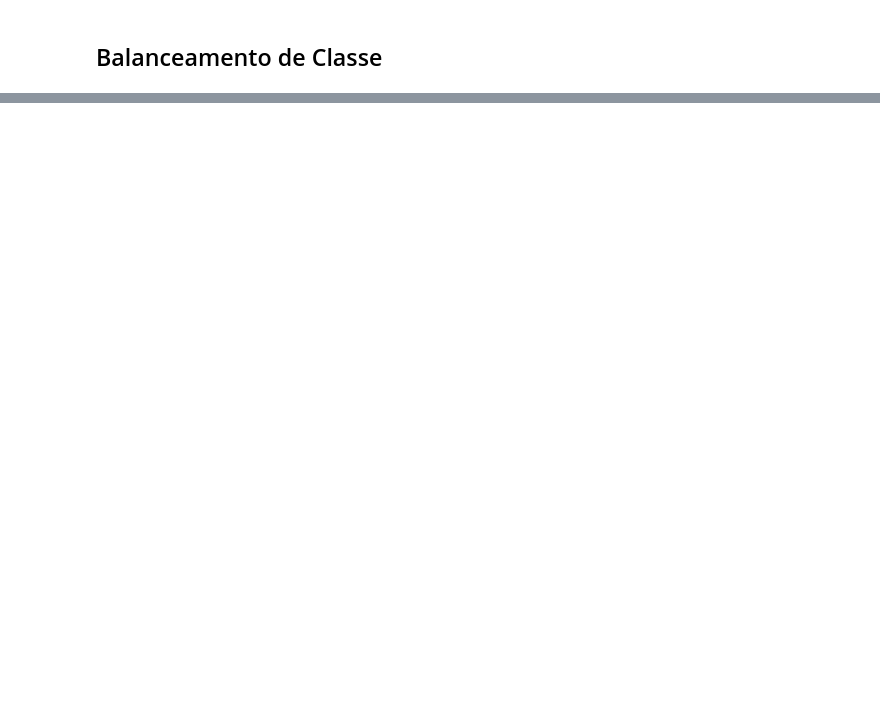
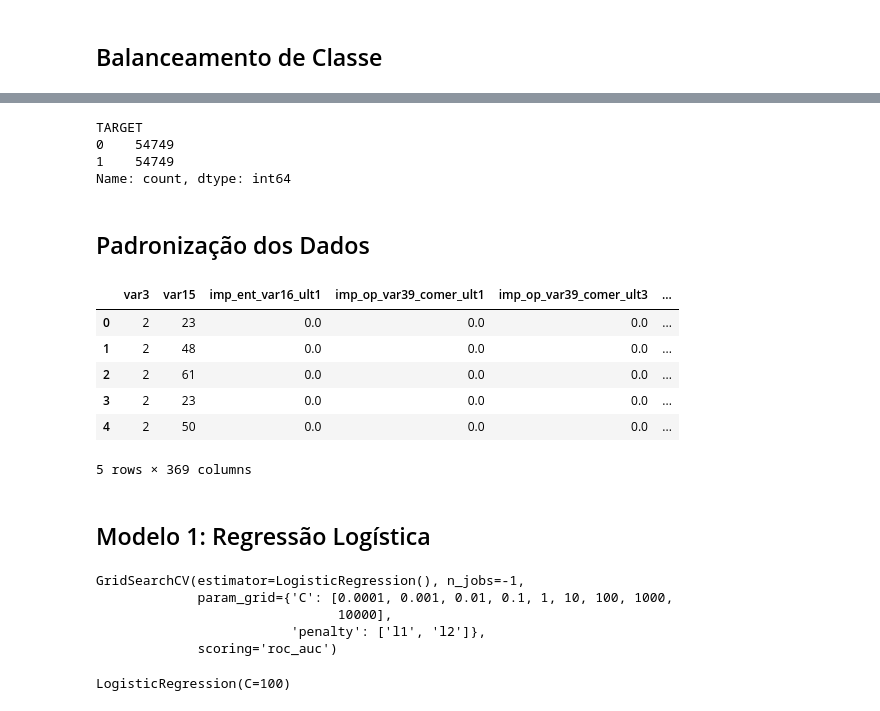
Before and after one commit to ThaylaOliveira/Santander-Customer-Satisfaction-Prediction, a Jupyter notebook: Projeto03.ipynb, the cells around one changed output, grey strips where cells are left out. Drawn from its saved outputs; the diff is of its cells as text; code cells hidden in the pictures; blank space fills up the shorter version.

Commit message:
Model 1.0

```diff
--- a/Projeto03.ipynb
+++ b/Projeto03.ipynb
@@ -59,0 +99,28 @@ y_treino.value_counts()
+# %%
+# Vamos aplicar a técnica de oversampling e aumentar o número de exemplos da classe minoritária
+sm = SMOTE(k_neighbors=2)
+# %%
+X_res,y_res = sm.fit_resample(X_treino,y_treino)
+# %%
+y_res.value_counts()
+# %% [output]
+TARGET
+0    54749
+1    54749
+Name: count, dtype: int64
+# %%
+# Ajustando o nome dos datasets de treino
+X_treino = X_res
+y_treino = y_res
+# %% [markdown]
+## Padronização dos Dados
+# %%
+X_treino.head()
+# %% [output]
+|  | var3 | var15 | imp_ent_var16_ult1 | imp_op_var39_comer_ult1 | imp_op_var39_comer_ult3 | ... |
+| 0 | 2 | 23 | 0.0 | 0.0 | 0.0 | ... |
+| 1 | 2 | 48 | 0.0 | 0.0 | 0.0 | ... |
+| 2 | 2 | 61 | 0.0 | 0.0 | 0.0 | ... |
+| 3 | 2 | 23 | 0.0 | 0.0 | 0.0 | ... |
+| 4 | 2 | 50 | 0.0 | 0.0 | 0.0 | ... |
+5 rows × 369 columns
@@ -59,0 +135,2 @@ y_treino.value_counts()
+# %% [markdown]
+## Modelo 1: Regressão Logística
@@ -59,0 +147,14 @@ y_treino.value_counts()
+# %%
+# Treinamento do modelo
+modelo_v1.fit(X_treino,y_treino)
+# %% [output]
+GridSearchCV(estimator=LogisticRegression(), n_jobs=-1,
+             param_grid={'C': [0.0001, 0.001, 0.01, 0.1, 1, 10, 100, 1000,
+                               10000],
+                         'penalty': ['l1', 'l2']},
+             scoring='roc_auc')
+# %%
+# Selecionando o melhor modelo
+modelo_v1.best_estimator_
+# %% [output]
+LogisticRegression(C=100)
```
Also changed, not shown: parts of 16 cells of this notebook.
